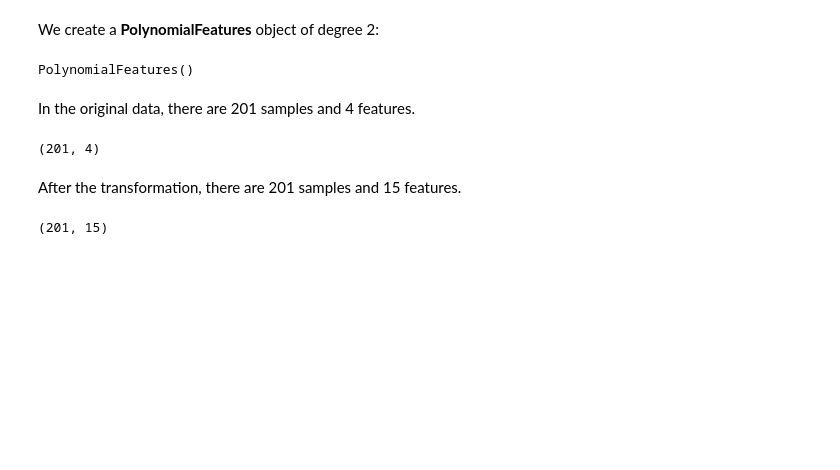
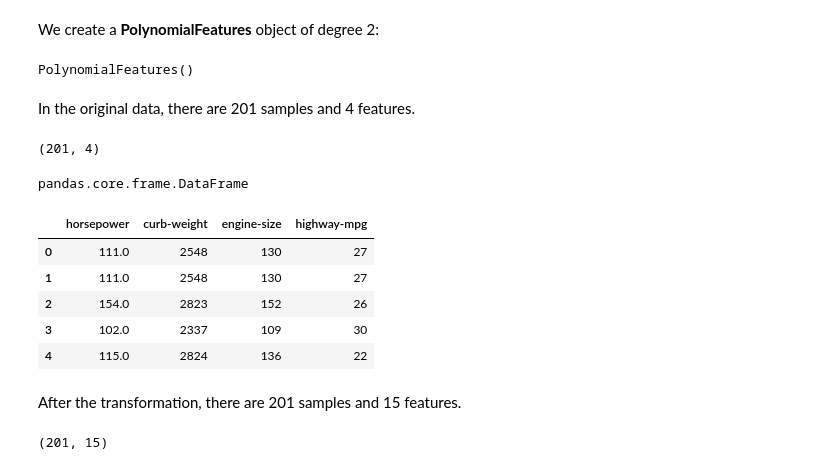
Before and after one commit to eyamrog/ibm_data_science, a Jupyter notebook: DA0101EN-4-Review-Model-Development - Rogério Yamada.ipynb, the cells around one changed output. Saved outputs shown, nothing was run; the diff lists cells and outputs as text; code cells hidden in the pictures; blank space fills up the shorter version.

```diff
--- a/DA0101EN-4-Review-Model-Development - Rogério Yamada.ipynb
+++ b/DA0101EN-4-Review-Model-Development - Rogério Yamada.ipynb
@@ -640,6 +640,19 @@ In the original data, there are 201 samples and 4 features.
 Z.shape
 # %% [output]
 (201, 4)
+# %%
+type(Z)
+# %% [output]
+pandas.core.frame.DataFrame
+# %%
+Z.head()
+# %% [output]
+|  | horsepower | curb-weight | engine-size | highway-mpg |
+| 0 | 111.0 | 2548 | 130 | 27 |
+| 1 | 111.0 | 2548 | 130 | 27 |
+| 2 | 154.0 | 2823 | 152 | 26 |
+| 3 | 102.0 | 2337 | 109 | 30 |
+| 4 | 115.0 | 2824 | 136 | 22 |
 # %% [markdown]
 After the transformation, there are 201 samples and 15 features.
 # %%
```
Also changed, not shown: parts of 19 cells of this notebook.
